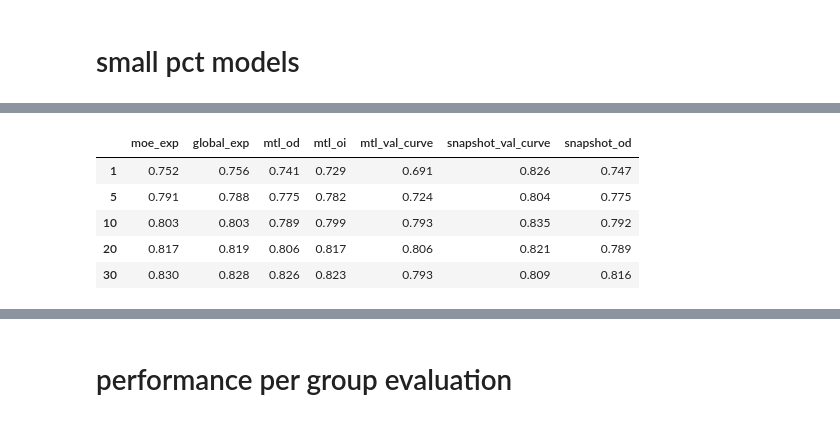
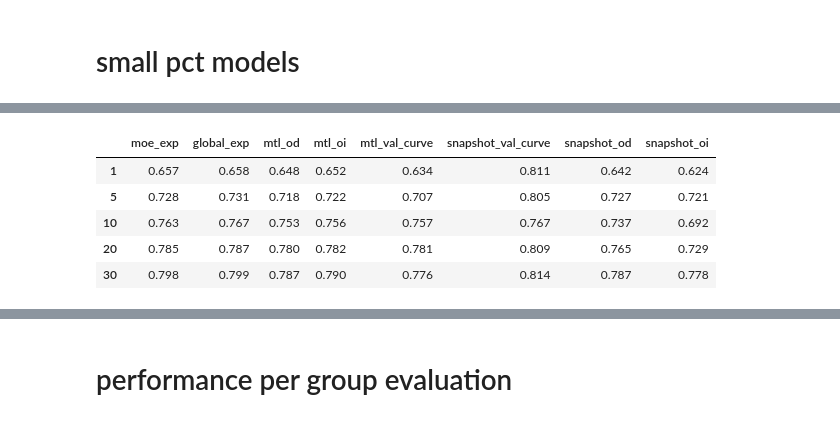
Before and after one commit to nathanwang000/mixture_of_experts_project, a Jupyter notebook: inspect_result.ipynb, the cells around one changed output, grey strips where cells are left out. Saved outputs shown, nothing was run; the diff lists cells and outputs as text; code cells hidden in the pictures.

```diff
--- a/inspect_result.ipynb
+++ b/inspect_result.ipynb
@@ -161,9 +161,9 @@ eicu_mixture_of_experts_project/ARF4/
 | micro auc | 0.825 | 0.824 | 0.809 | 0.817 | 0.809 | 0.805 | 0.807 | 0.771 |
 # %%
 exp_names = ['moe_exp', 'global_exp',
-             'mtl_od', #'mtl_oi',
+             'mtl_od', 'mtl_oi',
              'mtl_val_curve', 'snapshot_val_curve',
-             'snapshot_od', #'snapshot_oi'
+             'snapshot_od', # 'snapshot_oi'
             ]
 task_dir = 'eicu_mixture_of_experts_project/Shock4/'
 runnames = list(range(30))
@@ -193,2 +195,30 @@ eicu_mixture_of_experts_project/Shock4/
 # %% [markdown]
 # small pct models
+# %%
+exp_names = ['pct{}_0_moe_exp', 'pct{}_0_global_exp',
+             'pct{}_0_mtl_od',
+             'pct{}_0_mtl_oi',
+             'pct{}_0_mtl_val_curve', 'pct{}_0_snapshot_val_curve',
+             'pct{}_0_snapshot_od',
+             'pct{}_0_snapshot_oi' # rerunning: this is on data6
+            ]
+task_dir = '/data7/jiaxuan/mortality/'
+runnames = list(range(30))
+
+results = []
+pcts = [1, 5, 10, 20, 30]
+for pct in pcts:
+    new_exp_names = [exp_name.format(pct) for exp_name in exp_names]
+    result, val_best_name, val_best = check_model(new_exp_names, task_dir, runnames,
+                                                  verbose=False)
+    # pprint.pprint(val_best)
+    # pprint.pprint(val_best_name)
+    results.append(result[new_exp_names].values.ravel())
+
+results = pd.DataFrame(np.array(results))
+results = results.rename(dict((i, p) for i,p in enumerate(pcts)), axis=0)
+results = results.rename(dict((i, "_".join(m.split('pct')[1].split('_')[2:])) for i, m in enumerate(exp_names)), axis=1)
+
+#new_row = pd.Series(data={'moe_exp': 0.847, 'global_exp': 0.849, 'mtl_od': 0.846}, name=100)
+#results = results.append(new_row)
+results.round(3)
@@ -195,33 +250,33 @@ eicu_mixture_of_experts_project/Shock4/
 # %%
 exp_names = ['pct{}_0_moe_exp', 'pct{}_0_global_exp',
              'pct{}_0_mtl_od', 'pct{}_0_mtl_oi',
              'pct{}_0_mtl_val_curve', 'pct{}_0_snapshot_val_curve',
-             'pct{}_0_snapshot_od', # 'pct{}_0_snapshot_oi' # not ok b/c it uses the good snapshot model
+             'pct{}_0_snapshot_od', 'pct{}_0_snapshot_oi'
             ]
-task_dir = 'eicu_mixture_of_experts_project/mortality/'
+task_dir = 'eicu_mixture_of_experts_project/ARF4/'
 runnames = list(range(30))
 
 results = []
 pcts = [1, 5, 10, 20, 30]
 for pct in pcts:
     new_exp_names = [exp_name.format(pct) for exp_name in exp_names]
     result, val_best_name, val_best = check_model(new_exp_names, task_dir, runnames,
                                                   verbose=False)
     # pprint.pprint(val_best)
     # pprint.pprint(val_best_name)
     results.append(result[new_exp_names].values.ravel())
 
 results = pd.DataFrame(np.array(results))
 results = results.rename(dict((i, p) for i,p in enumerate(pcts)), axis=0)
 results = results.rename(dict((i, "_".join(m.split('pct')[1].split('_')[2:])) for i, m in enumerate(exp_names)), axis=1)
 
 #new_row = pd.Series(data={'moe_exp': 0.847, 'global_exp': 0.849, 'mtl_od': 0.846}, name=100)
 #results = results.append(new_row)
 results.round(3)
 # %% [output]
-|  | moe_exp | global_exp | mtl_od | mtl_oi | mtl_val_curve | snapshot_val_curve | snapshot_od |
-| 1 | 0.752 | 0.756 | 0.741 | 0.729 | 0.691 | 0.826 | 0.747 |
-| 5 | 0.791 | 0.788 | 0.775 | 0.782 | 0.724 | 0.804 | 0.775 |
-| 10 | 0.803 | 0.803 | 0.789 | 0.799 | 0.793 | 0.835 | 0.792 |
-| 20 | 0.817 | 0.819 | 0.806 | 0.817 | 0.806 | 0.821 | 0.789 |
-| 30 | 0.830 | 0.828 | 0.826 | 0.823 | 0.793 | 0.809 | 0.816 |
+|  | moe_exp | global_exp | mtl_od | mtl_oi | mtl_val_curve | snapshot_val_curve | snapshot_od | snapshot_oi |
+| 1 | 0.657 | 0.658 | 0.648 | 0.652 | 0.634 | 0.811 | 0.642 | 0.624 |
+| 5 | 0.728 | 0.731 | 0.718 | 0.722 | 0.707 | 0.805 | 0.727 | 0.721 |
+| 10 | 0.763 | 0.767 | 0.753 | 0.756 | 0.757 | 0.767 | 0.737 | 0.692 |
+| 20 | 0.785 | 0.787 | 0.780 | 0.782 | 0.781 | 0.809 | 0.765 | 0.729 |
+| 30 | 0.798 | 0.799 | 0.787 | 0.790 | 0.776 | 0.814 | 0.787 | 0.778 |
```
Also changed, not shown: parts of 18 cells of this notebook, 1 other file.
